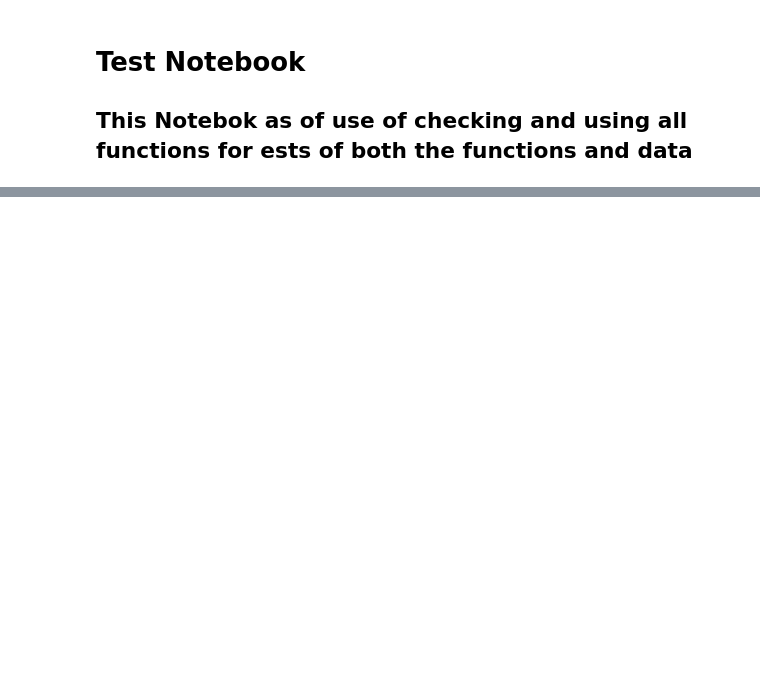
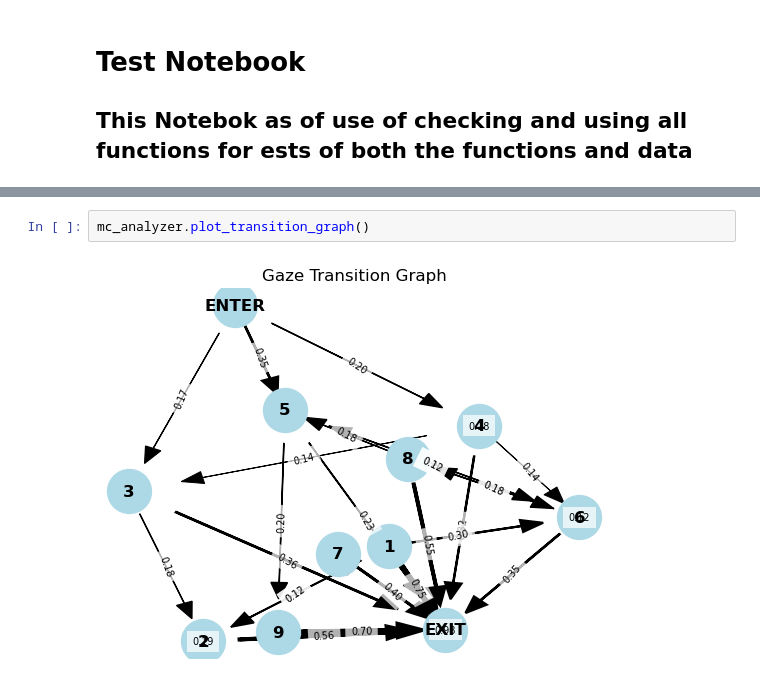
Before and after one commit to Ramot-Lab/gaze_processing, a Jupyter notebook: test.ipynb, the cells around one changed output, grey strips where cells are left out. Cells and saved outputs as stored; diff of their text form; blank space fills up the shorter version.

```diff
--- a/test.ipynb
+++ b/test.ipynb
@@ -169,0 +115,4 @@ ValueError: None cannot be a node
+# %%
+mc_analyzer.plot_transition_graph()
+# %% [output]
+[figure, added]
```
Also changed, not shown: parts of 23 cells of this notebook, 3 other files.
